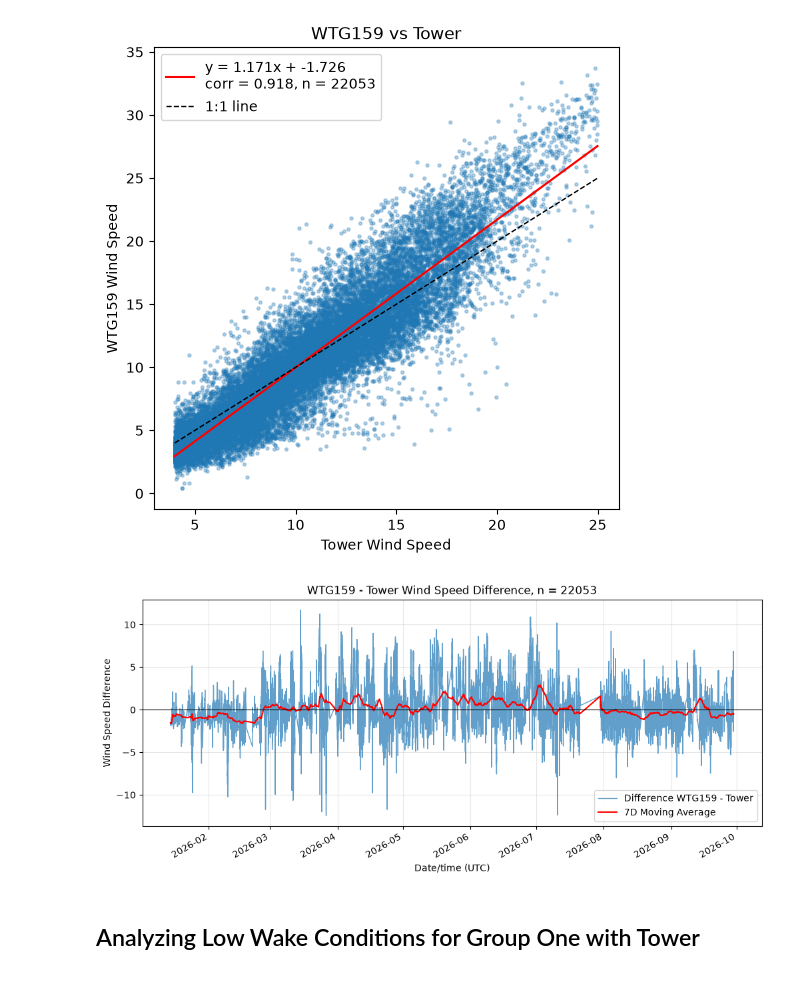
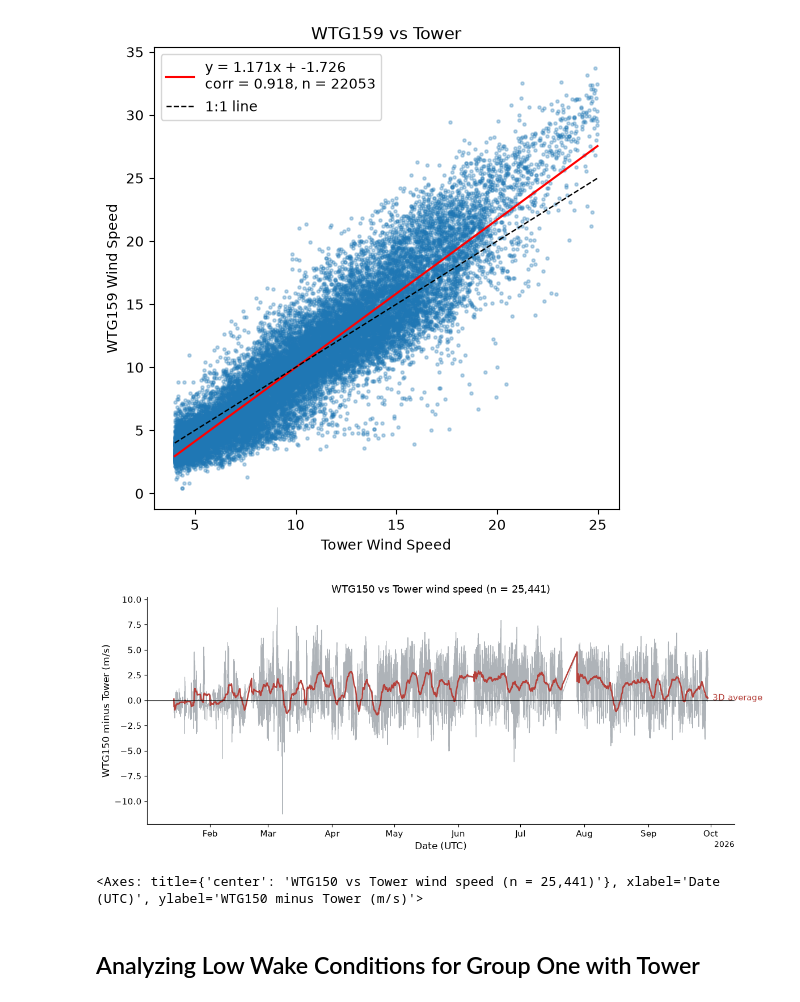
Before and after one commit to Aiden-Badalamenti3/CU-Capstone-Project, a Jupyter notebook: notebooks/carter_notebooks/power_curve.ipynb, the cells around one changed output. Drawn from its saved outputs; the diff is of its cells as text; code cells hidden in the pictures.

Commit message:
Graphic for the Report

```diff
--- a/notebooks/carter_notebooks/power_curve.ipynb
+++ b/notebooks/carter_notebooks/power_curve.ipynb
@@ -628,9 +683,10 @@ plot_pair(data = scada_metmast, turbine = 'WTG159', reference = 'Tower', low = 4
 # %% [output]
 [figure]
 # %%
-plot_pair_diff_ts(data = scada_metmast, turbine = 'WTG159', reference = 'Tower', ma = '7D', low = 4, up = 25)
+plot_pair_diff_ts(data = scada_metmast, turbine = 'WTG150', reference = 'Tower', ma = '3D', low = 4, up = 25)
 # %% [output]
-[figure, old version]
+[figure, new version]
+<Axes: title={'center': 'WTG150 vs Tower wind speed (n = 25,441)'}, xlabel='Date (UTC)', ylabel='WTG150 minus Tower (m/s)'>
 # %% [markdown]
 ## Analyzing Low Wake Conditions for Group One with Tower
 # %%
```
Also changed, not shown: parts of 1 cell of this notebook.
